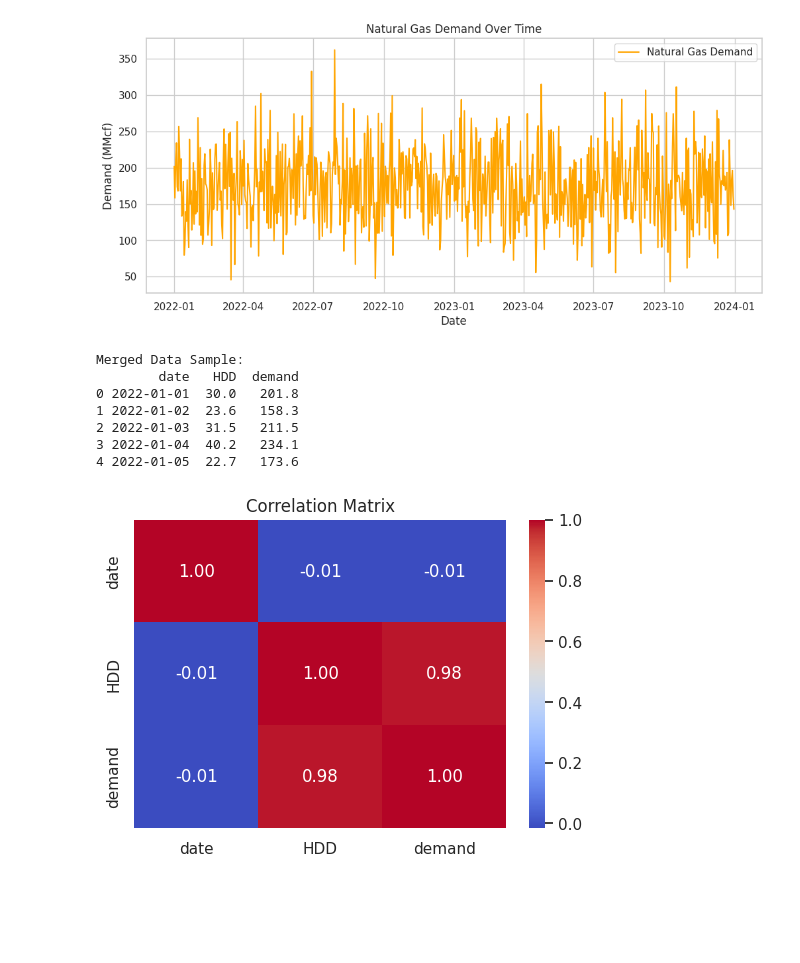
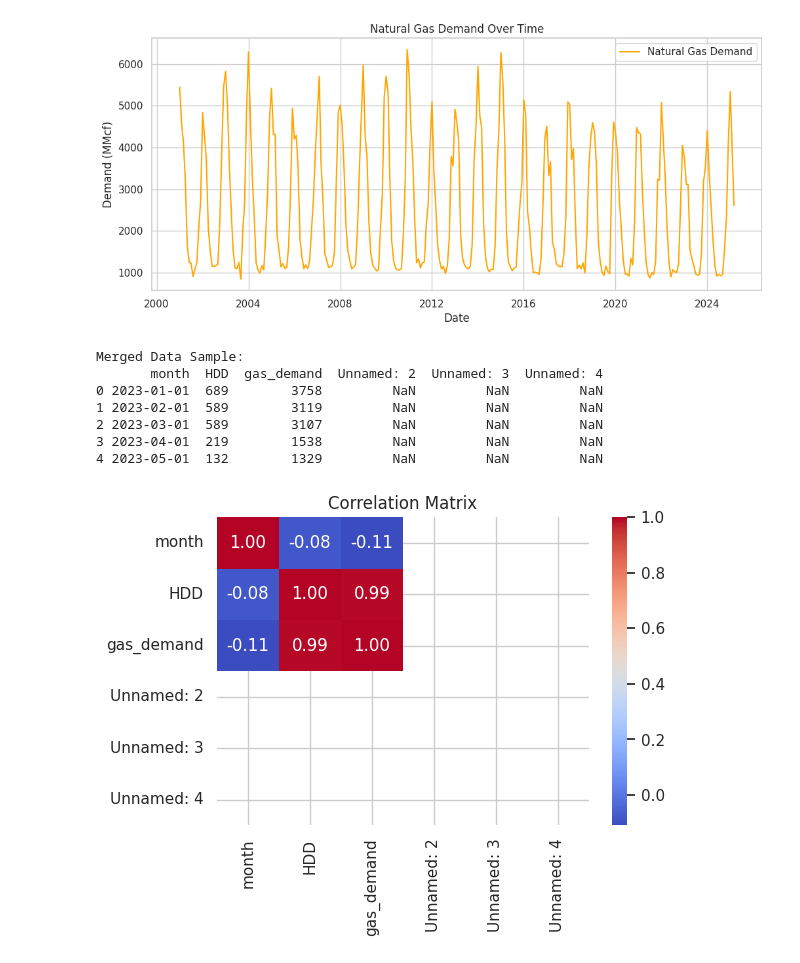
Before and after one commit to weather-man-dan/weather-energy-demand-forecasting, a Jupyter notebook: notebooks/WEDF_Notebook_1_Data_Exploration.ipynb, the cells around one changed output. Cells and saved outputs as stored; diff of their text form; code cells hidden in the pictures; blank space fills up the shorter version.

Commit message:
Updated Notebook 1 to work with real data

```diff
--- a/notebooks/WEDF_Notebook_1_Data_Exploration.ipynb
+++ b/notebooks/WEDF_Notebook_1_Data_Exploration.ipynb
@@ -3,42 +3,54 @@
 import pandas as pd
 import matplotlib.pyplot as plt
 import seaborn as sns
+import sys
+import os
+from google.colab import drive
+drive.mount('/content/drive')
+
+# Add the src directory to Python path
+sys.path.append(os.path.abspath('/content/drive/MyDrive/Weather Data Projects/Weather_NatGas/src'))
+
+from data_processing import process_noaa, process_eia
+from preprocess import create_features
 
 # Optional: Set up visual style
 sns.set(style="whitegrid")
 plt.rcParams["figure.figsize"] = (12, 5)
 
-# 📥 Load data
-# If uploading manually in Colab:
-#from google.colab import files
-#uploaded = files.upload()
 
-# Then load the CSVs
-df_weather = pd.read_csv("noaa_hdd.csv", parse_dates=["date"])
-df_energy = pd.read_csv("eia_natgas.csv", parse_dates=["date"])
+# File paths
+noaa_path = "/content/drive/MyDrive/Weather Data Projects/Weather_NatGas/data/raw/NOAA_Data.csv"
+eia_path = "/content/drive/MyDrive/Weather Data Projects/Weather_NatGas/data/raw/EIA_Gas_Data.csv"
+output_path = "/content/drive/MyDrive/Weather Data Projects/Weather_NatGas/data/processed/modeling_dataset.csv"
+
+# Run processing functions
+df_weather = process_noaa(noaa_path)
+df_energy = process_eia(eia_path)
 
 # 🧼 Quick inspection
 print("NOAA Weather Data:")
 print(df_weather.head())
 print(df_weather.describe())
 
+
 print("\nEIA Energy Demand Data:")
 print(df_energy.head())
 print(df_energy.describe())
 
 # 🗓️ Check date alignment
-print(f"Weather date range: {df_weather['date'].min()} to {df_weather['date'].max()}")
-print(f"Energy date range: {df_energy['date'].min()} to {df_energy['date'].max()}")
+print(f"Weather date range: {df_weather['month'].min()} to {df_weather['month'].max()}")
+print(f"Energy date range: {df_energy['month'].min()} to {df_energy['month'].max()}")
 
 # 📈 Plot time series
-plt.plot(df_weather["date"], df_weather["HDD"], label="Heating Degree Days", color="blue")
+plt.plot(df_weather["month"], df_weather["HDD"], label="Heating Degree Days", color="blue")
 plt.title("Heating Degree Days Over Time")
 plt.xlabel("Date")
 plt.ylabel("HDD")
 plt.legend()
 plt.show()
 
-plt.plot(df_energy["date"], df_energy["demand"], label="Natural Gas Demand", color="orange")
+plt.plot(df_energy["month"], df_energy["gas_demand"], label="Natural Gas Demand", color="orange")
 plt.title("Natural Gas Demand Over Time")
 plt.xlabel("Date")
 plt.ylabel("Demand (MMcf)")
@@ -46,7 +58,7 @@ plt.legend()
 plt.show()
 
 # 🔗 Merge datasets
-df_merged = pd.merge(df_weather, df_energy, on="date", how="inner")
+df_merged = pd.merge(df_weather, df_energy, on="month", how="inner")
 
 # 🧠 Correlation check
 print("\nMerged Data Sample:")
@@ -78,9 +90,9 @@ Energy date range: 2022-01-01 00:00:00 to 2023-12-31 00:00:00
-[figure, old version]
+[figure, new version]
 Merged Data Sample:
-        date   HDD  demand
-0 2022-01-01  30.0   201.8
-1 2022-01-02  23.6   158.3
-2 2022-01-03  31.5   211.5
-3 2022-01-04  40.2   234.1
-4 2022-01-05  22.7   173.6
+       month  HDD  gas_demand  Unnamed: 2  Unnamed: 3  Unnamed: 4
+0 2023-01-01  689        3758         NaN         NaN         NaN
+1 2023-02-01  589        3119         NaN         NaN         NaN
+2 2023-03-01  589        3107         NaN         NaN         NaN
+3 2023-04-01  219        1538         NaN         NaN         NaN
+4 2023-05-01  132        1329         NaN         NaN         NaN
-[figure, old version]
+[figure, new version]
```
Also changed, not shown: parts of 1 cell of this notebook.
